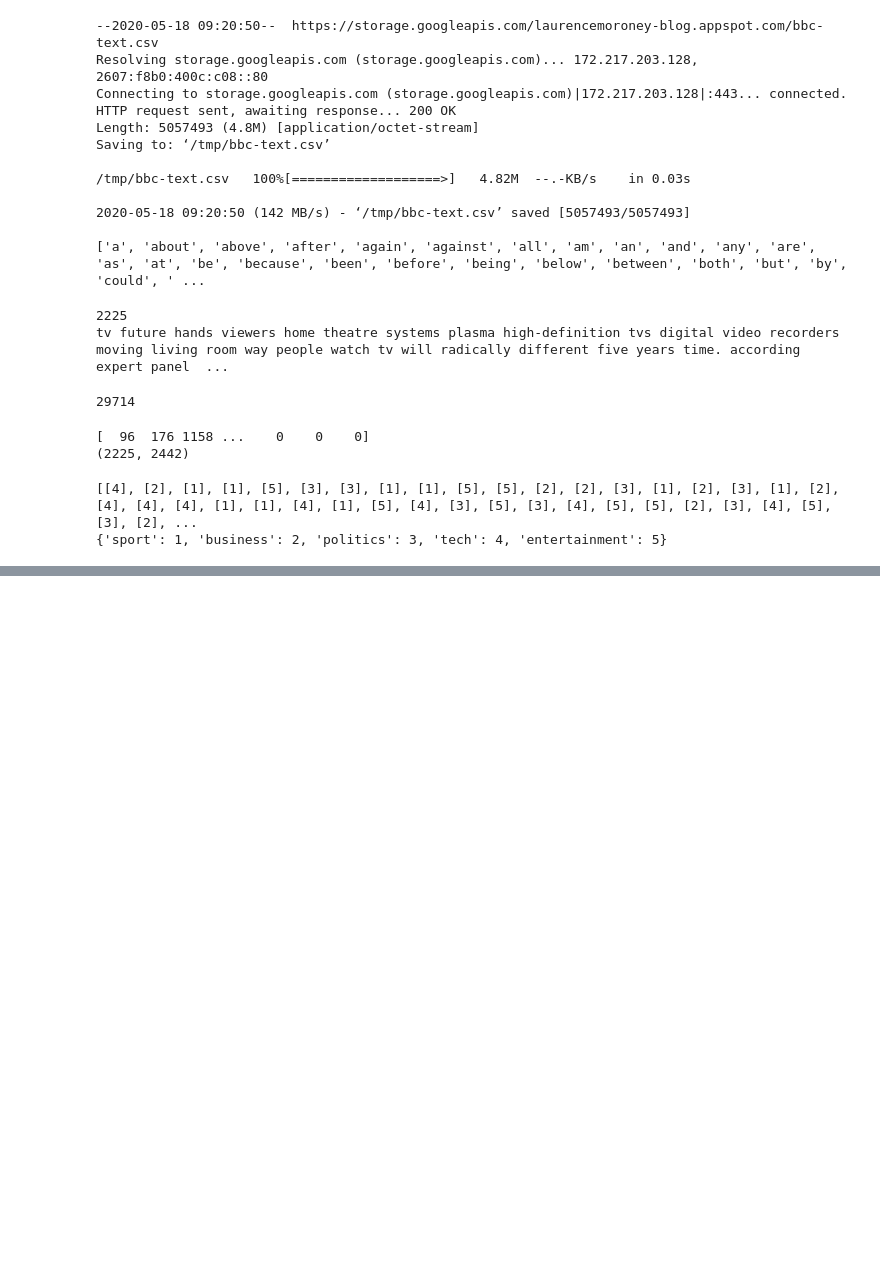
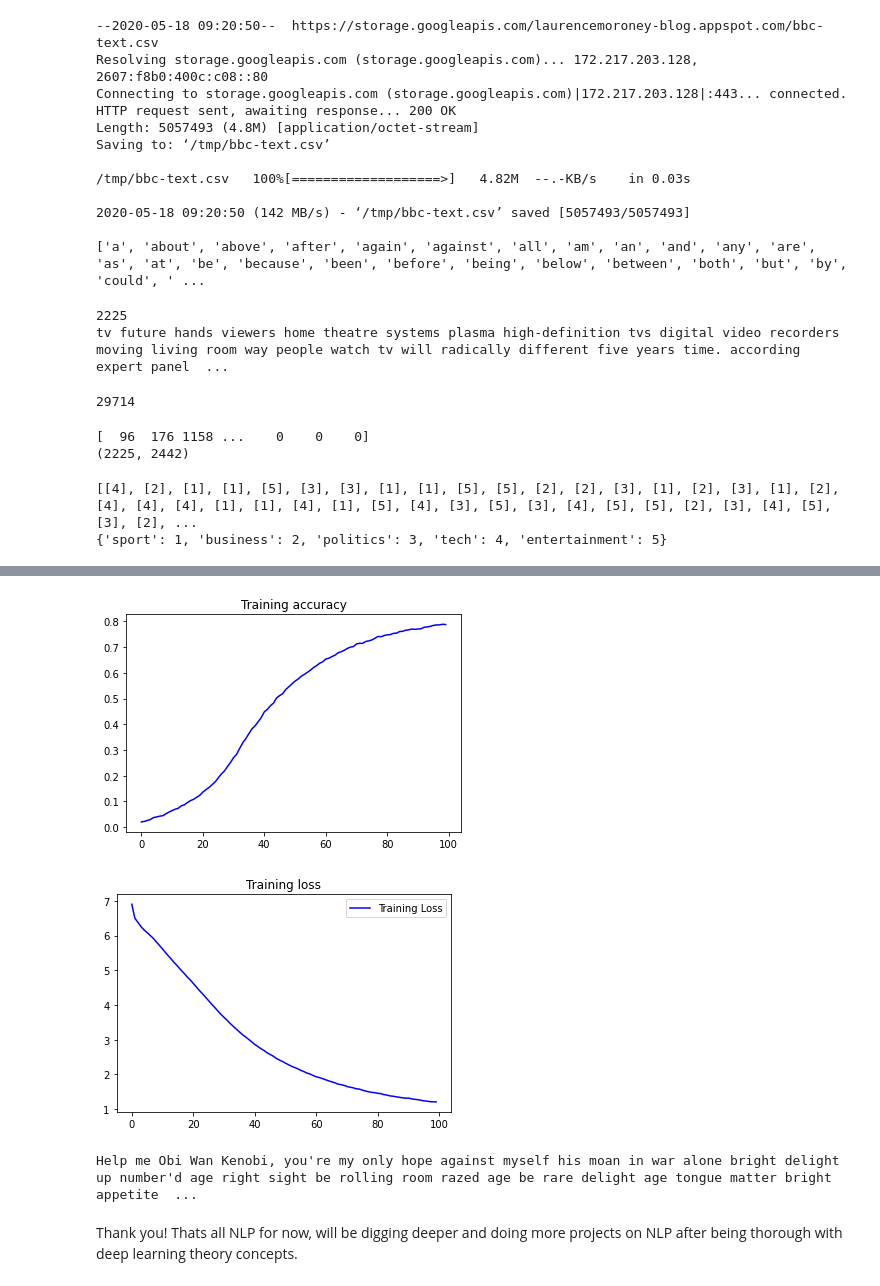
Before and after one commit to KashyapBhat/MyPathTowardsDataScience, a Jupyter notebook: Explained - import tensorflow as tf/the_tensorflow_speaks.ipynb, the cells around one changed output, grey strips where cells are left out. Cells and saved outputs as stored; diff of their text form; code cells hidden in the pictures; blank space fills up the shorter version.

```diff
--- a/Explained - import tensorflow as tf/the_tensorflow_speaks.ipynb
+++ b/Explained - import tensorflow as tf/the_tensorflow_speaks.ipynb
@@ -77,0 +134,10 @@ print(label_word_index)
+# %%
+model = Sequential()
+model.add(Embedding(total_words, 100, input_length=max_sequence_len-1))
+model.add(Bidirectional(LSTM(150, return_sequences = True)))
+model.add(Dropout(0.2))
+model.add(LSTM(100))
+model.add(Dense(total_words/2, activation='relu', kernel_regularizer=regularizers.l2(0.01)))
+model.add(Dense(total_words, activation='softmax'))
+model.compile(loss='categorical_crossentropy', optimizer='adam', metrics=['accuracy'])
+print(model.summary())
@@ -77,0 +162,2 @@ print(label_word_index)
+# %%
+ history = model.fit(predictors, label, epochs=100, verbose=1)
@@ -77,0 +182,41 @@ print(label_word_index)
+# %%
+import matplotlib.pyplot as plt
+acc = history.history['accuracy']
+loss = history.history['loss']
+
+epochs = range(len(acc))
+
+plt.plot(epochs, acc, 'b', label='Training accuracy')
+plt.title('Training accuracy')
+
+plt.figure()
+
+plt.plot(epochs, loss, 'b', label='Training Loss')
+plt.title('Training loss')
+plt.legend()
+
+plt.show()
+# %% [output]
+[figure, added]
+[figure, added]
+# %%
+seed_text = "Help me Obi Wan Kenobi, you're my only hope"
+next_words = 100
+
+for _ in range(next_words):
+	token_list = tokenizer.texts_to_sequences([seed_text])[0]
+	token_list = pad_sequences([token_list], maxlen=max_sequence_len-1, padding='pre')
+	predicted = model.predict_classes(token_list, verbose=0)
+	output_word = ""
+	for word, index in tokenizer.word_index.items():
+		if index == predicted:
+			output_word = word
+			break
+	seed_text += " " + output_word
+
+print()
+print(seed_text)
+# %% [output]
+Help me Obi Wan Kenobi, you're my only hope against myself his moan in war alone bright delight up number'd age right sight be rolling room razed age be rare delight age tongue matter bright appetite  ...
+# %% [markdown]
+Thank you! Thats all NLP for now, will be digging deeper and doing more projects on NLP after being thorough with deep learning theory concepts.
```
Also changed, not shown: parts of 6 cells of this notebook.
